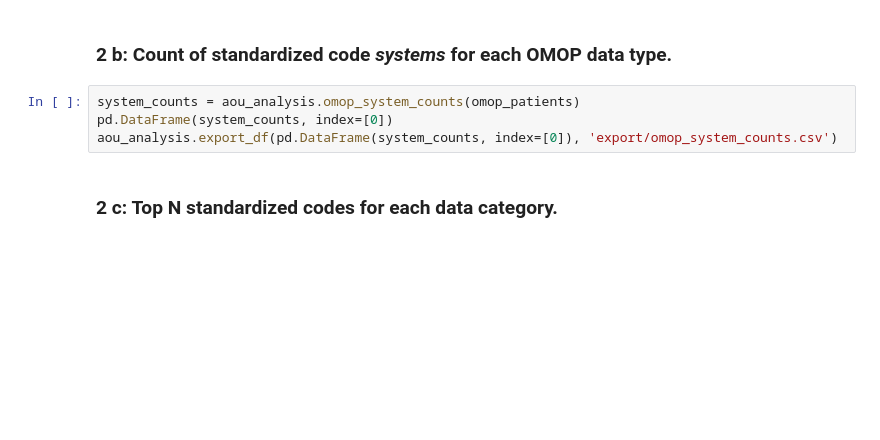
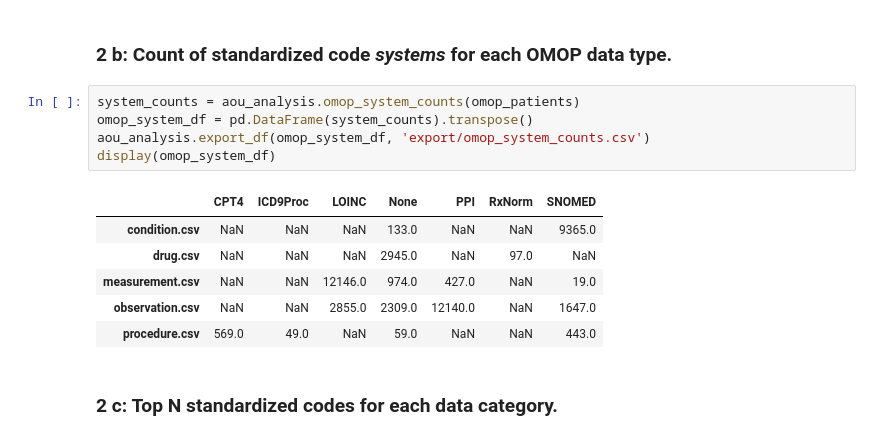
Before and after one commit to danner/omop-s4s-analysis, a Jupyter notebook: AoU_Report.ipynb, the cells around one changed output. Saved outputs shown, nothing was run; the diff lists cells and outputs as text; blank space fills up the shorter version.

```diff
--- a/AoU_Report.ipynb
+++ b/AoU_Report.ipynb
@@ -325,8 +334,16 @@ display(omop_category_counts_df)
 ### 2 b: Count of standardized code *systems* for each OMOP data type.
 # %%
 system_counts = aou_analysis.omop_system_counts(omop_patients)
-pd.DataFrame(system_counts, index=[0])
-aou_analysis.export_df(pd.DataFrame(system_counts, index=[0]), 'export/omop_system_counts.csv')
+omop_system_df = pd.DataFrame(system_counts).transpose()
+aou_analysis.export_df(omop_system_df, 'export/omop_system_counts.csv')
+display(omop_system_df)
+# %% [output]
+|  | CPT4 | ICD9Proc | LOINC | None | PPI | RxNorm | SNOMED |
+| condition.csv | NaN | NaN | NaN | 133.0 | NaN | NaN | 9365.0 |
+| drug.csv | NaN | NaN | NaN | 2945.0 | NaN | 97.0 | NaN |
+| measurement.csv | NaN | NaN | 12146.0 | 974.0 | 427.0 | NaN | 19.0 |
+| observation.csv | NaN | NaN | 2855.0 | 2309.0 | 12140.0 | NaN | 1647.0 |
+| procedure.csv | 569.0 | 49.0 | NaN | 59.0 | NaN | NaN | 443.0 |
 # %% [markdown]
 ### 2 c: Top N standardized codes for each data category.
 # %%
```
Also changed, not shown: parts of 9 cells of this notebook, 1 other file.
